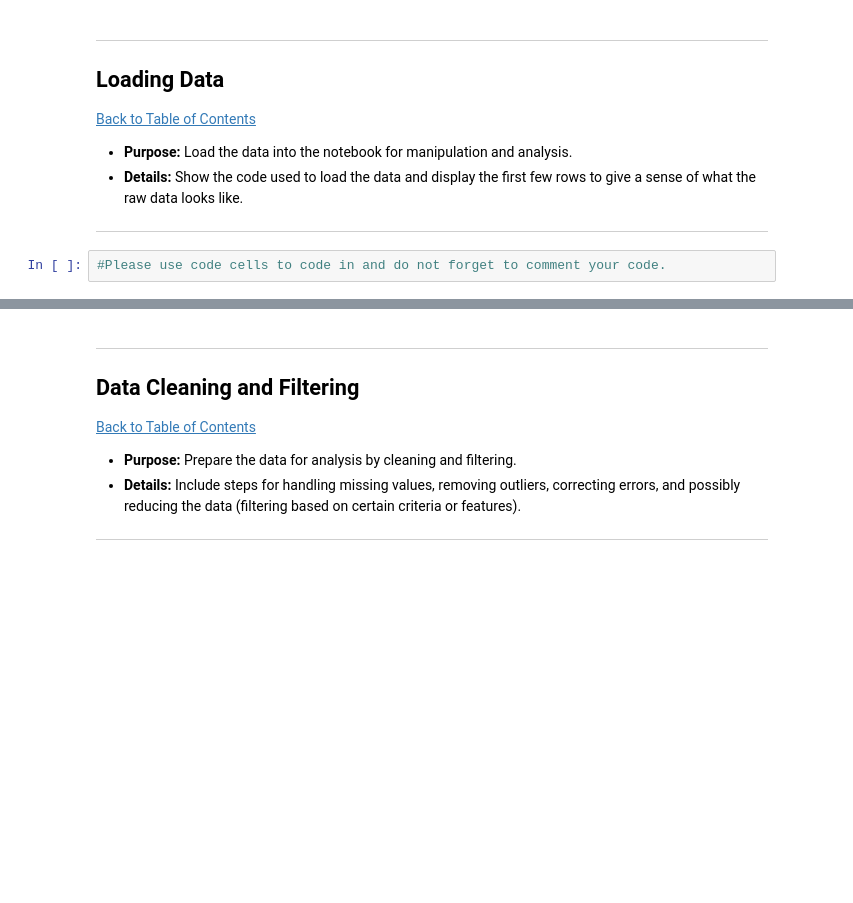
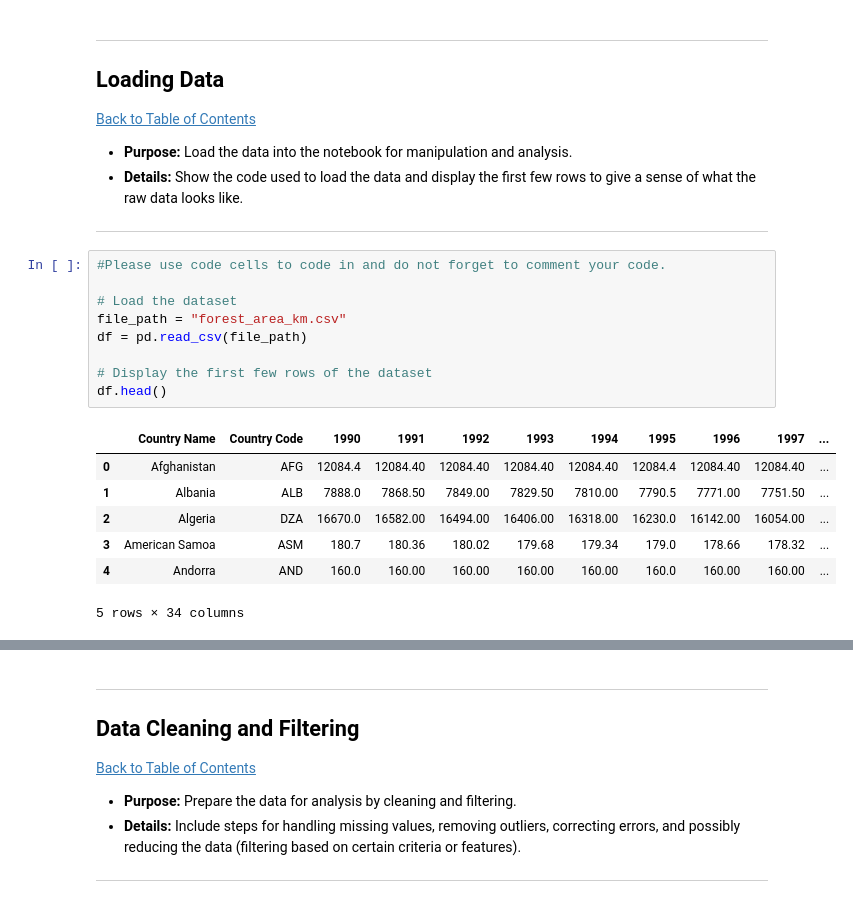
Before and after one commit to Ntembeko-Ngwane/QCTO-Workplace_Module_Global_Deforestation, a Jupyter notebook: QCTO---Global_Deforestation-Notebook.ipynb, the cells around one changed output, grey strips where cells are left out. Drawn from its saved outputs; the diff is of its cells as text; blank space fills up the shorter version.

```diff
--- a/QCTO---Global_Deforestation-Notebook.ipynb
+++ b/QCTO---Global_Deforestation-Notebook.ipynb
@@ -100,3 +117,18 @@ Matplotlib is building the font cache; this may take a moment.
 ---
 # %%
 #Please use code cells to code in and do not forget to comment your code.
+
+# Load the dataset
+file_path = "forest_area_km.csv"
+df = pd.read_csv(file_path)
+
+# Display the first few rows of the dataset
+df.head()
+# %% [output]
+|  | Country Name | Country Code | 1990 | 1991 | 1992 | 1993 | 1994 | 1995 | 1996 | 1997 | ... |
+| 0 | Afghanistan | AFG | 12084.4 | 12084.40 | 12084.40 | 12084.40 | 12084.40 | 12084.4 | 12084.40 | 12084.40 | ... |
+| 1 | Albania | ALB | 7888.0 | 7868.50 | 7849.00 | 7829.50 | 7810.00 | 7790.5 | 7771.00 | 7751.50 | ... |
+| 2 | Algeria | DZA | 16670.0 | 16582.00 | 16494.00 | 16406.00 | 16318.00 | 16230.0 | 16142.00 | 16054.00 | ... |
+| 3 | American Samoa | ASM | 180.7 | 180.36 | 180.02 | 179.68 | 179.34 | 179.0 | 178.66 | 178.32 | ... |
+| 4 | Andorra | AND | 160.0 | 160.00 | 160.00 | 160.00 | 160.00 | 160.0 | 160.00 | 160.00 | ... |
+5 rows × 34 columns
```
Also changed, not shown: parts of 9 cells of this notebook.
